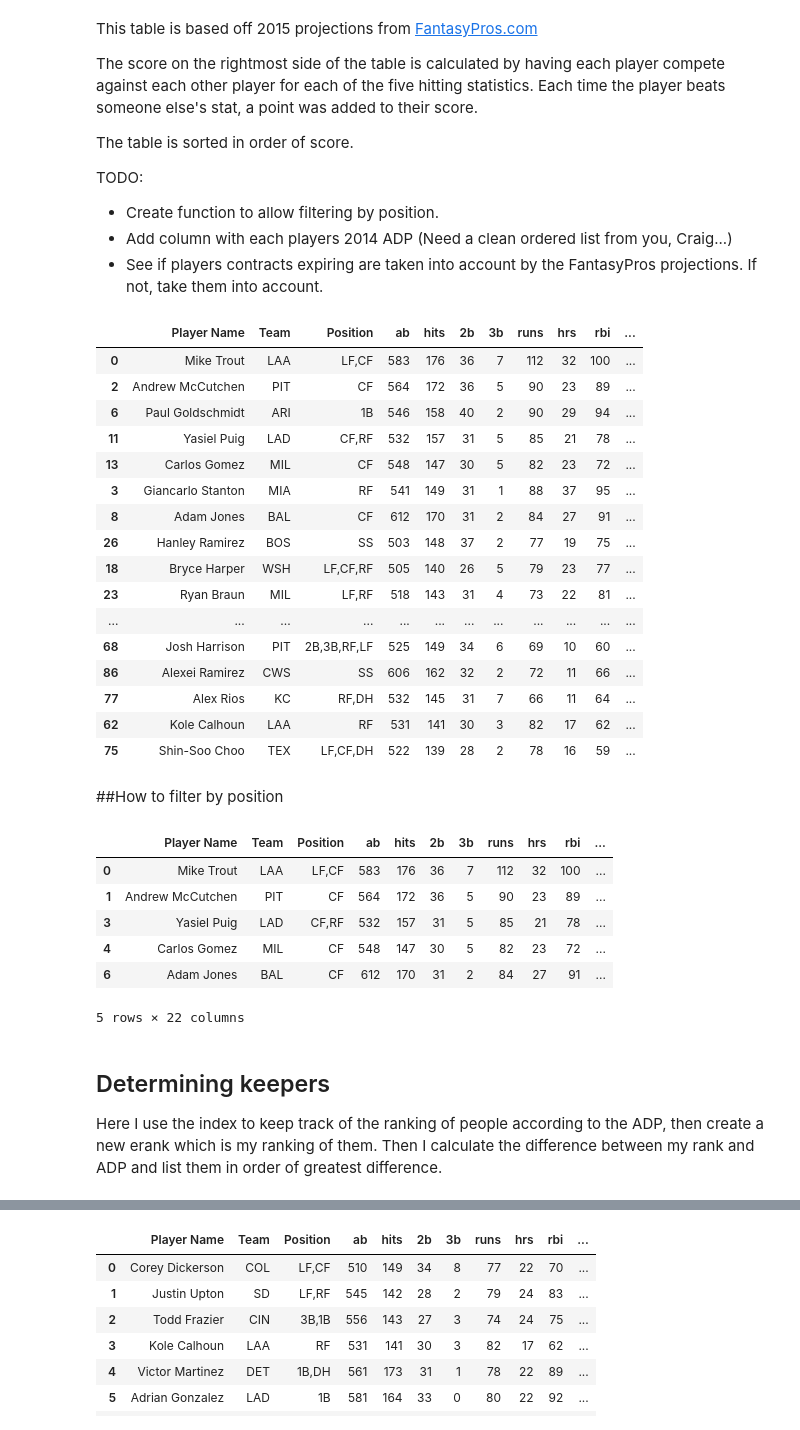
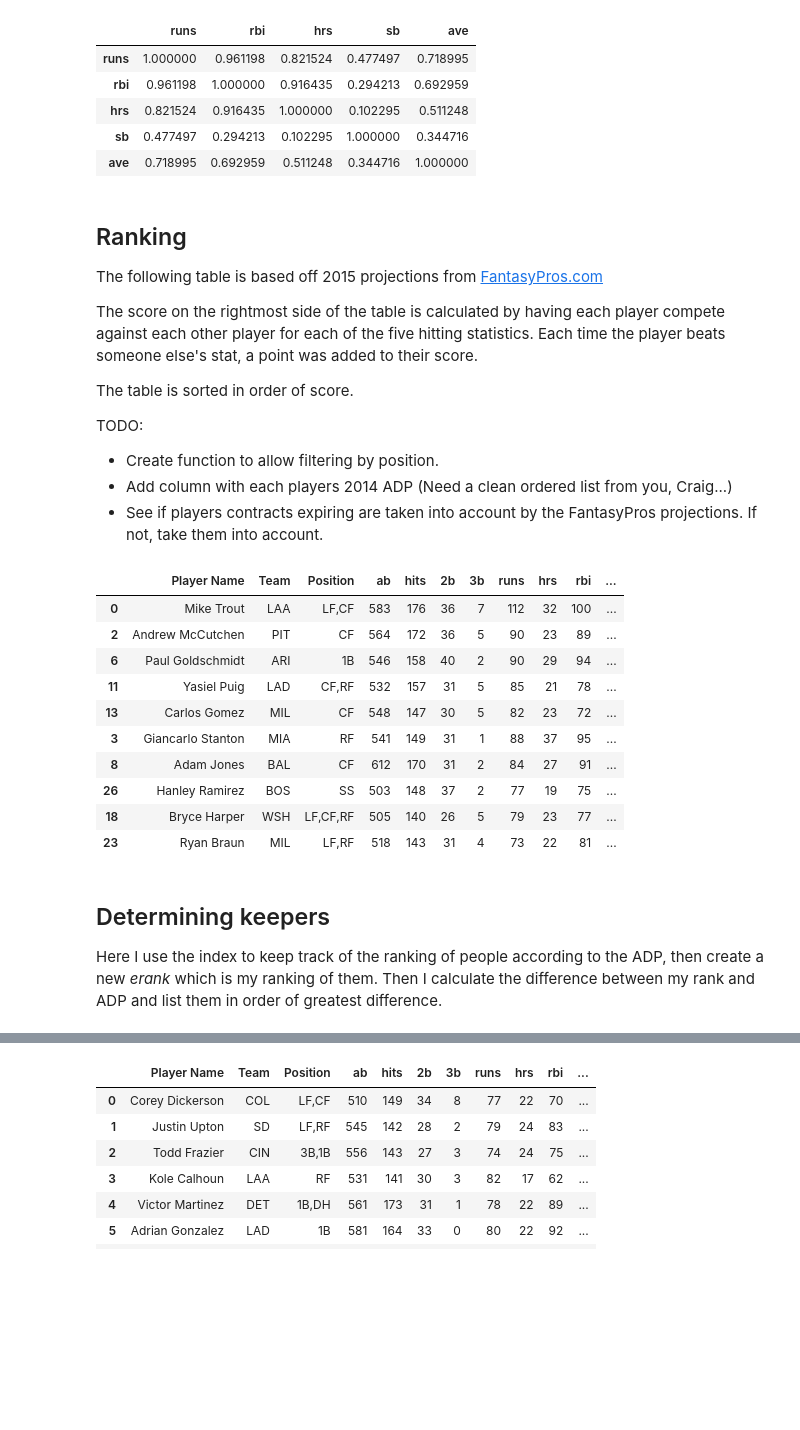
Before and after one commit to eihli/baseball-fantasy-draft, a Jupyter notebook: Simulated-Rankings.ipynb, the cells around one changed output, grey strips where cells are left out. Drawn from its saved outputs; the diff is of its cells as text; code cells hidden in the pictures; blank space fills up the shorter version.

Commit message:
Progress with rankings.

```diff
--- a/Simulated-Rankings.ipynb
+++ b/Simulated-Rankings.ipynb
@@ -1,12 +1,30 @@
 # %%
+# The following code imports tools we need.
+# It creates a dataframe (similar to an excel table)
+# We then clean up the column names and assign the stats
+# that we are interested in
+
 import pandas as pd
 df = pd.read_csv('projections/FantasyPros_2015.csv')
 cols = df.columns.values
 for i in range(len(cols)):
     cols[i] = cols[i].strip()
 df.columns = cols
+array_point_stats=['runs', 'rbi', 'hrs', 'sb', 'ave']
+array_correlated_stats=['runs', 'rbi', 'hrs']
+grease = pd.read_csv('grease.txt')
+
+unavailable_players = []
-# %%
-def compete(player, stat_array):
-    t = player >= df
-    score = t[stat_array].sum().sum()
-    return score
+# %%
+# This function compares a player to a dataframe of players.
+# Each cell where the player beats a player in the dataframe
+# is marked as true. Each cell where a player loses to a player in the
+# dataframe is marked as false. We sum all of these cells and get a score.
+#
+# The score is how many points they earn against the entire field of
+# players.
+
+def compete(player, data_frame, array_stats):
+    t = player[array_stats] >= data_frame[array_stats]
+    score = t[array_stats].sum().sum()
+    return score
@@ -13,5 +37,15 @@ def compete(player, stat_array):
+# %%
+df[array_point_stats].corr()
+# %% [output]
+|  | runs | rbi | hrs | sb | ave |
+| runs | 1.000000 | 0.961198 | 0.821524 | 0.477497 | 0.718995 |
+| rbi | 0.961198 | 1.000000 | 0.916435 | 0.294213 | 0.692959 |
+| hrs | 0.821524 | 0.916435 | 1.000000 | 0.102295 | 0.511248 |
+| sb | 0.477497 | 0.294213 | 0.102295 | 1.000000 | 0.344716 |
+| ave | 0.718995 | 0.692959 | 0.511248 | 0.344716 | 1.000000 |
 # %% [markdown]
-This table is based off 2015 projections from [FantasyPros.com](http://www.fantasypros.com/mlb/projections/hitters.php)
+## Ranking
+The following table is based off 2015 projections from [FantasyPros.com](http://www.fantasypros.com/mlb/projections/hitters.php)
 
 The score on the rightmost side of the table is calculated by having each player compete against each other player
 for each of the five hitting statistics. Each time the player beats someone else's stat, a point was added
@@ -24,43 +58,24 @@ TODO:
 * Add column with each players 2014 ADP (Need a clean ordered list from you, Craig...)
 * See if players contracts expiring are taken into account by the FantasyPros projections. If not, take them into account.
 # %%
-df['score'] = df.apply(compete, stat_array=['runs', 'rbi', 'hrs', 'sb', 'ave'], axis=1)
+df['score'] = df.apply(compete, data_frame = df, array_stats = array_point_stats, axis=1)
 df = df.sort(columns='score', ascending=False)
-df.head(50)
+df.head(10)
 # %% [output]
 |  | Player Name | Team | Position | ab | hits | 2b | 3b | runs | hrs | rbi | ... |
 | 0 | Mike Trout | LAA | LF,CF | 583 | 176 | 36 | 7 | 112 | 32 | 100 | ... |
 | 2 | Andrew McCutchen | PIT | CF | 564 | 172 | 36 | 5 | 90 | 23 | 89 | ... |
 | 6 | Paul Goldschmidt | ARI | 1B | 546 | 158 | 40 | 2 | 90 | 29 | 94 | ... |
 | 11 | Yasiel Puig | LAD | CF,RF | 532 | 157 | 31 | 5 | 85 | 21 | 78 | ... |
 | 13 | Carlos Gomez | MIL | CF | 548 | 147 | 30 | 5 | 82 | 23 | 72 | ... |
 | 3 | Giancarlo Stanton | MIA | RF | 541 | 149 | 31 | 1 | 88 | 37 | 95 | ... |
 | 8 | Adam Jones | BAL | CF | 612 | 170 | 31 | 2 | 84 | 27 | 91 | ... |
 | 26 | Hanley Ramirez | BOS | SS | 503 | 148 | 37 | 2 | 77 | 19 | 75 | ... |
 | 18 | Bryce Harper | WSH | LF,CF,RF | 505 | 140 | 26 | 5 | 79 | 23 | 77 | ... |
 | 23 | Ryan Braun | MIL | LF,RF | 518 | 143 | 31 | 4 | 73 | 22 | 81 | ... |
-| ... | ... | ... | ... | ... | ... | ... | ... | ... | ... | ... | ... |
-| 68 | Josh Harrison | PIT | 2B,3B,RF,LF | 525 | 149 | 34 | 6 | 69 | 10 | 60 | ... |
-| 86 | Alexei Ramirez | CWS | SS | 606 | 162 | 32 | 2 | 72 | 11 | 66 | ... |
-| 77 | Alex Rios | KC | RF,DH | 532 | 145 | 31 | 7 | 66 | 11 | 64 | ... |
-| 62 | Kole Calhoun | LAA | RF | 531 | 141 | 30 | 3 | 82 | 17 | 62 | ... |
-| 75 | Shin-Soo Choo | TEX | LF,CF,DH | 522 | 139 | 28 | 2 | 78 | 16 | 59 | ... |
-# %% [markdown]
-##How to filter by position
-# %%
-center_fielders = df[df.apply(lambda e: 'CF' in e['Position'].split(','), axis=1)]
-center_fielders.head()
-# %% [output]
-|  | Player Name | Team | Position | ab | hits | 2b | 3b | runs | hrs | rbi | ... |
-| 0 | Mike Trout | LAA | LF,CF | 583 | 176 | 36 | 7 | 112 | 32 | 100 | ... |
-| 1 | Andrew McCutchen | PIT | CF | 564 | 172 | 36 | 5 | 90 | 23 | 89 | ... |
-| 3 | Yasiel Puig | LAD | CF,RF | 532 | 157 | 31 | 5 | 85 | 21 | 78 | ... |
-| 4 | Carlos Gomez | MIL | CF | 548 | 147 | 30 | 5 | 82 | 23 | 72 | ... |
-| 6 | Adam Jones | BAL | CF | 612 | 170 | 31 | 2 | 84 | 27 | 91 | ... |
-5 rows × 22 columns
 # %% [markdown]
 ## Determining keepers
-Here I use the index to keep track of the ranking of people according to the ADP, then create a new erank which is my ranking of them.
+Here I use the index to keep track of the ranking of people according to the ADP, then create a new *erank* which is my ranking of them.
 Then I calculate the difference between my rank and ADP and list them in order of greatest difference.
 # %%
 df['adp'] = df.index.values + 1
```
Also changed, not shown: parts of 13 cells of this notebook.
